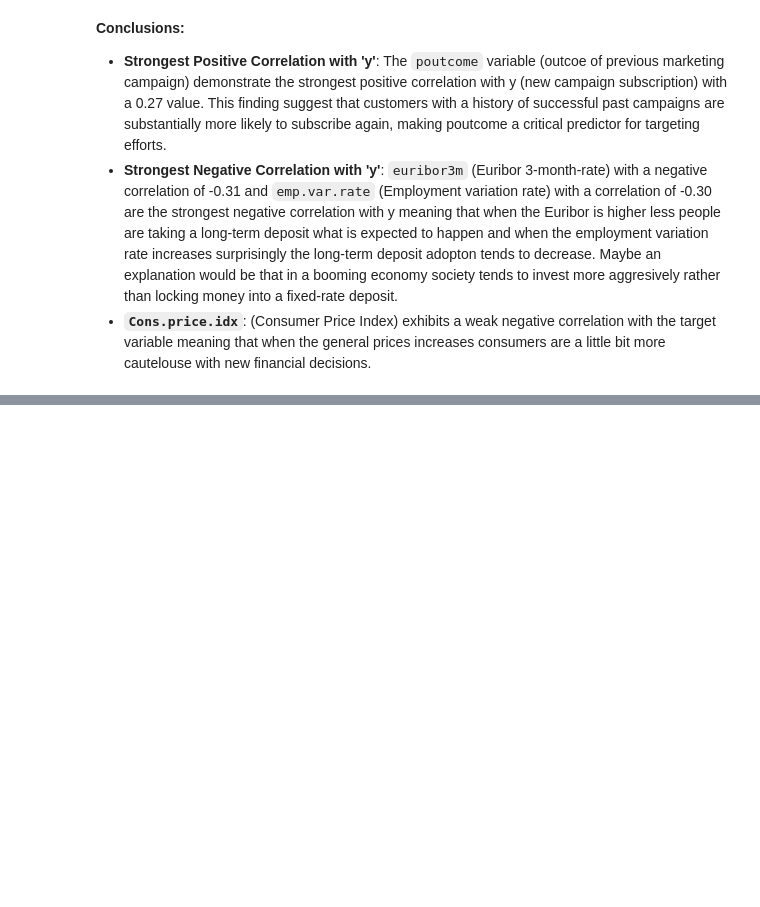
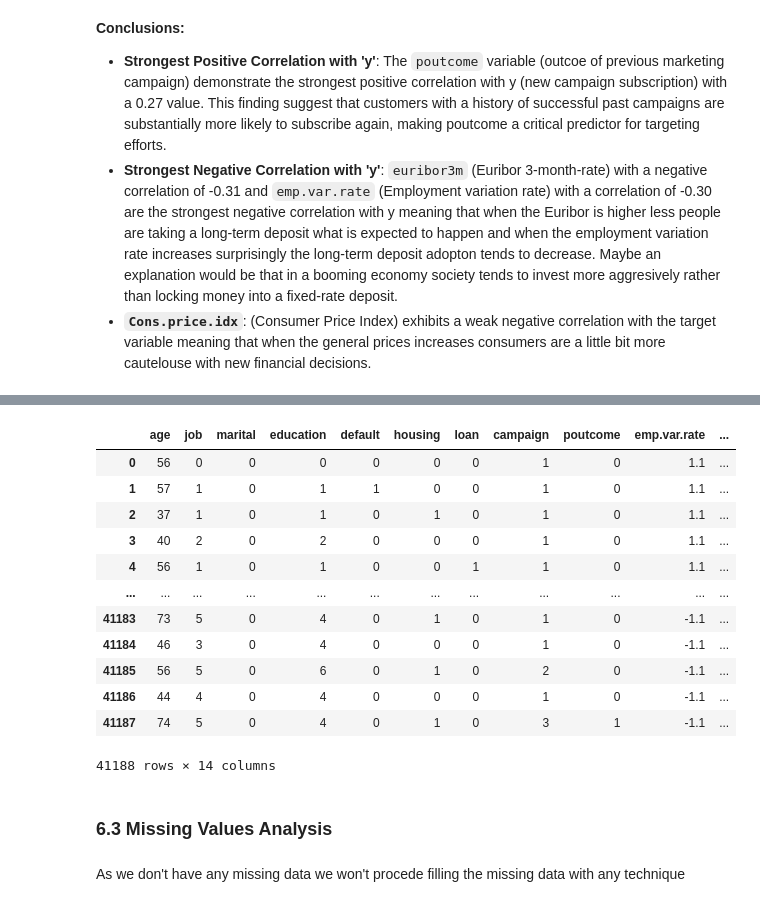
Before and after one commit to 4GeeksAcademy/logistic-regresion, a Jupyter notebook: src/explore.ipynb, the cells around one changed output, grey strips where cells are left out. Cells and saved outputs as stored; diff of their text form; code cells hidden in the pictures; blank space fills up the shorter version.

```diff
--- a/src/explore.ipynb
+++ b/src/explore.ipynb
@@ -428,0 +509,20 @@ plt.show()
+# %%
+clean_data_factorized_WITH_outliers
+# %% [output]
+|  | age | job | marital | education | default | housing | loan | campaign | poutcome | emp.var.rate | ... |
+| 0 | 56 | 0 | 0 | 0 | 0 | 0 | 0 | 1 | 0 | 1.1 | ... |
+| 1 | 57 | 1 | 0 | 1 | 1 | 0 | 0 | 1 | 0 | 1.1 | ... |
+| 2 | 37 | 1 | 0 | 1 | 0 | 1 | 0 | 1 | 0 | 1.1 | ... |
+| 3 | 40 | 2 | 0 | 2 | 0 | 0 | 0 | 1 | 0 | 1.1 | ... |
+| 4 | 56 | 1 | 0 | 1 | 0 | 0 | 1 | 1 | 0 | 1.1 | ... |
+| ... | ... | ... | ... | ... | ... | ... | ... | ... | ... | ... | ... |
+| 41183 | 73 | 5 | 0 | 4 | 0 | 1 | 0 | 1 | 0 | -1.1 | ... |
+| 41184 | 46 | 3 | 0 | 4 | 0 | 0 | 0 | 1 | 0 | -1.1 | ... |
+| 41185 | 56 | 5 | 0 | 6 | 0 | 1 | 0 | 2 | 0 | -1.1 | ... |
+| 41186 | 44 | 4 | 0 | 4 | 0 | 0 | 0 | 1 | 0 | -1.1 | ... |
+| 41187 | 74 | 5 | 0 | 4 | 0 | 1 | 0 | 3 | 1 | -1.1 | ... |
+41188 rows × 14 columns
+# %% [markdown]
+### 6.3 Missing Values Analysis <a id='c6-3'></a>
+# %% [markdown]
+As we don't have any missing data we won't procede filling the missing data with any technique
```
Also changed, not shown: parts of 13 cells of this notebook, 8 other files.
